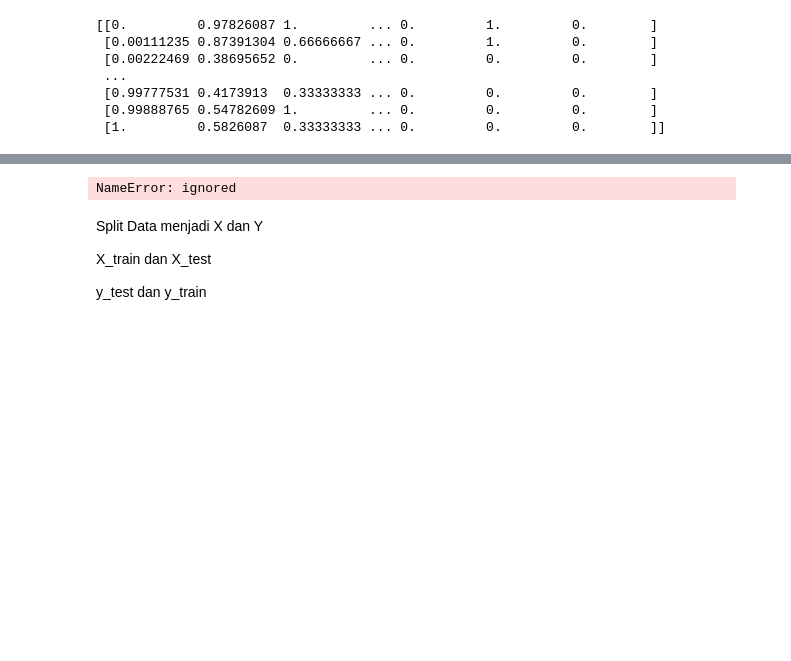
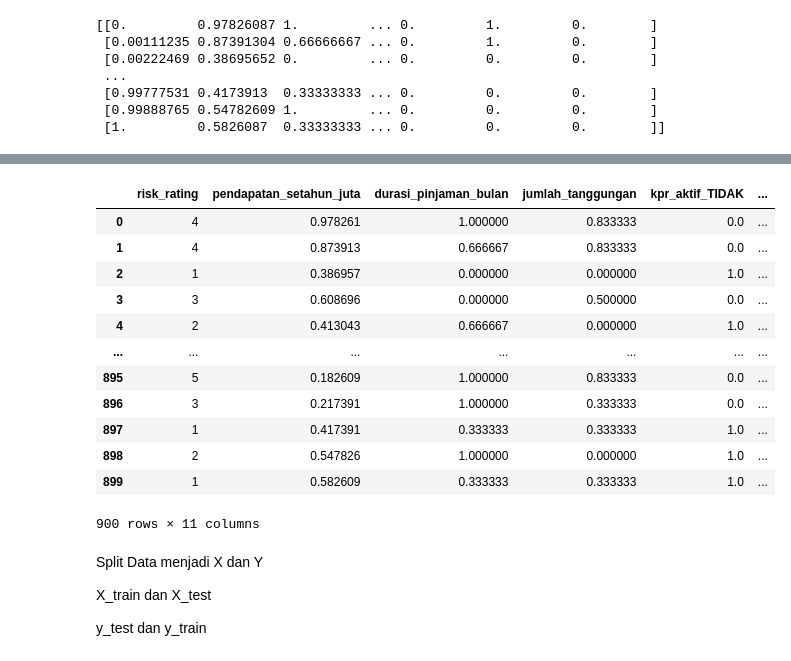
Before and after one commit to ARUSALKHOFIQOYNI/datamining, a Jupyter notebook: _sources/notebooks.ipynb, the cells around one changed output, grey strips where cells are left out. Drawn from its saved outputs; the diff is of its cells as text; code cells hidden in the pictures; blank space fills up the shorter version.

```diff
--- a/_sources/notebooks.ipynb
+++ b/_sources/notebooks.ipynb
@@ -745,6 +756,7 @@ creditscore
 # %% [markdown]
 Normalisasi Data
 # %%
+datakelas=creditscore['risk_rating']
 credit = creditscore.drop(columns=['kode_kontrak','risk_rating'])
 credit
 # %% [output]
@@ -869,9 +882,20 @@ creditZScale
 # %%
-datakelas = dataHasil['risk_rating']
-data = pd.concat([datakelas,dataMinMax],axis=1)
+data = pd.concat([datakelas,credit],axis=1)
 data
 # %% [output]
+|  | risk_rating | pendapatan_setahun_juta | durasi_pinjaman_bulan | jumlah_tanggungan | kpr_aktif_TIDAK | ... |
+| 0 | 4 | 0.978261 | 1.000000 | 0.833333 | 0.0 | ... |
+| 1 | 4 | 0.873913 | 0.666667 | 0.833333 | 0.0 | ... |
+| 2 | 1 | 0.386957 | 0.000000 | 0.000000 | 1.0 | ... |
+| 3 | 3 | 0.608696 | 0.000000 | 0.500000 | 0.0 | ... |
+| 4 | 2 | 0.413043 | 0.666667 | 0.000000 | 1.0 | ... |
+| ... | ... | ... | ... | ... | ... | ... |
+| 895 | 5 | 0.182609 | 1.000000 | 0.833333 | 0.0 | ... |
+| 896 | 3 | 0.217391 | 1.000000 | 0.333333 | 0.0 | ... |
+| 897 | 1 | 0.417391 | 0.333333 | 0.333333 | 1.0 | ... |
+| 898 | 2 | 0.547826 | 1.000000 | 0.000000 | 1.0 | ... |
+| 899 | 1 | 0.582609 | 0.333333 | 0.333333 | 1.0 | ... |
-NameError: ignored
+900 rows × 11 columns
 # %% [markdown]
 Split Data menjadi X dan Y
 
```
Also changed, not shown: parts of 28 cells of this notebook, 5 other files.
